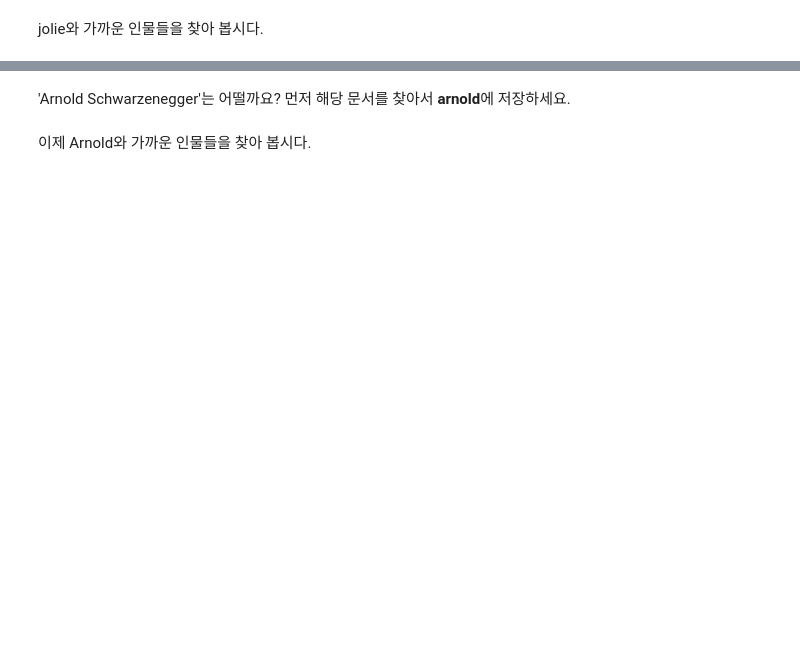
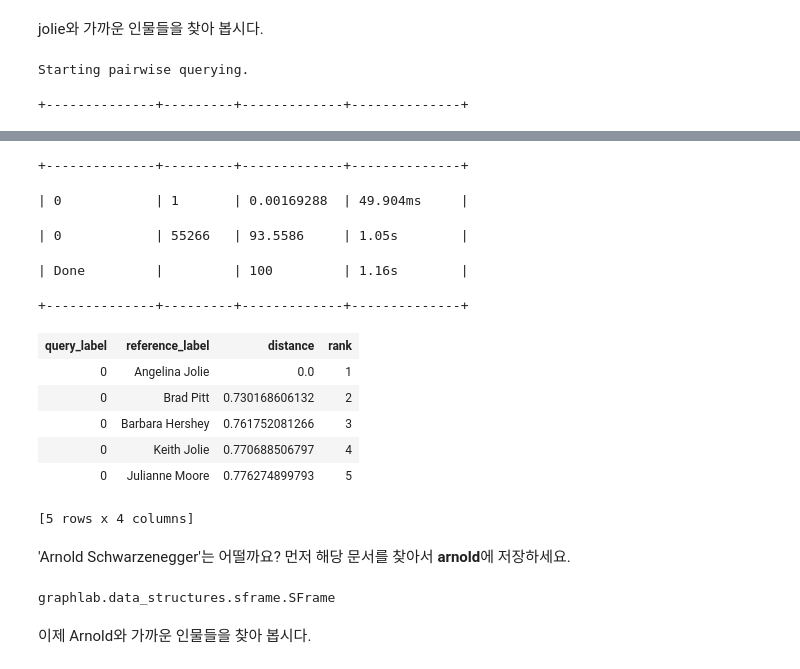
Before and after one commit to moncstl/jupyter, a Jupyter notebook: W4 - Clustering and Similarity - Retrieving Documents - Trainee.ipynb, the cells around one changed output, grey strips where cells are left out. Saved outputs shown, nothing was run; the diff lists cells and outputs as text; code cells hidden in the pictures; blank space fills up the shorter version.

```diff
--- a/W4 - Clustering and Similarity - Retrieving Documents - Trainee.ipynb
+++ b/W4 - Clustering and Similarity - Retrieving Documents - Trainee.ipynb
@@ -367,2 +486,5 @@ Swift와 가까운 인물들을 찾아 봅시다.
 # %% [markdown]
 이번에는 'Angelina Jolie'를 찾아서 **jolie**에 저장합시다.
+# %%
+
+jolie = people[people['name'] == 'Angelina Jolie']
@@ -369,2 +495,7 @@ Swift와 가까운 인물들을 찾아 봅시다.
 # %% [markdown]
 jolie와 가까운 인물들을 찾아 봅시다.
+# %%
+knn_model.query(jolie)
+# %% [output]
+Starting pairwise querying.
++--------------+---------+-------------+--------------+
@@ -371,2 +503,14 @@ jolie와 가까운 인물들을 찾아 봅시다.
++--------------+---------+-------------+--------------+
+| 0            | 1       | 0.00169288  | 49.904ms     |
+| 0            | 55266   | 93.5586     | 1.05s        |
+| Done         |         | 100         | 1.16s        |
++--------------+---------+-------------+--------------+
+| query_label | reference_label | distance | rank |
+| 0 | Angelina Jolie | 0.0 | 1 |
+| 0 | Brad Pitt | 0.730168606132 | 2 |
+| 0 | Barbara Hershey | 0.761752081266 | 3 |
+| 0 | Keith Jolie | 0.770688506797 | 4 |
+| 0 | Julianne Moore | 0.776274899793 | 5 |
+[5 rows x 4 columns]
 # %% [markdown]
 'Arnold Schwarzenegger'는 어떨까요? 먼저 해당 문서를 찾아서 **arnold**에 저장하세요.
@@ -373,2 +519,6 @@ jolie와 가까운 인물들을 찾아 봅시다.
+# %%
+type(arnold)
+# %% [output]
+graphlab.data_structures.sframe.SFrame
 # %% [markdown]
 이제 Arnold와 가까운 인물들을 찾아 봅시다.
```
Also changed, not shown: parts of 47 cells of this notebook, 2 other files.
